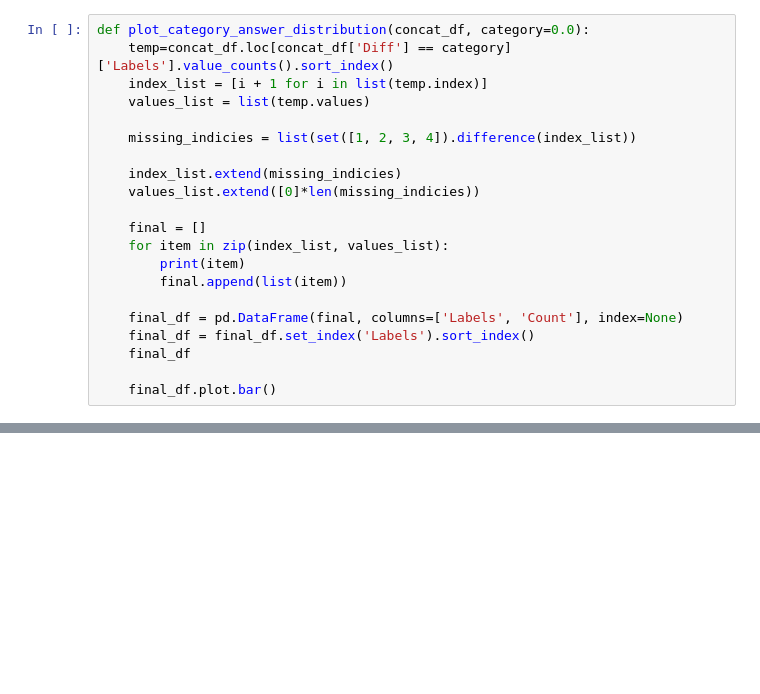
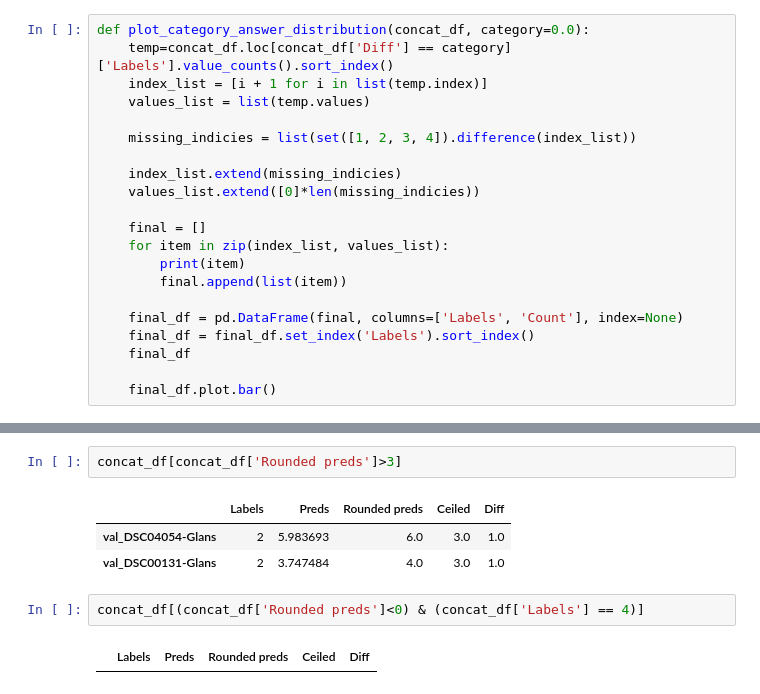
Before and after one commit to parinitaedke/hypospadias-multi-task-learning, a Jupyter notebook: evaluate_results.ipynb, the cells around one changed output, grey strips where cells are left out. Drawn from its saved outputs; the diff is of its cells as text; blank space fills up the shorter version.

```diff
--- a/evaluate_results.ipynb
+++ b/evaluate_results.ipynb
@@ -107,0 +160,10 @@ Name: count, dtype: int64
+# %%
+concat_df[concat_df['Rounded preds']>3]
+# %% [output]
+|  | Labels | Preds | Rounded preds | Ceiled | Diff |
+| val_DSC04054-Glans | 2 | 5.983693 | 6.0 | 3.0 | 1.0 |
+| val_DSC00131-Glans | 2 | 3.747484 | 4.0 | 3.0 | 1.0 |
+# %%
+concat_df[(concat_df['Rounded preds']<0) & (concat_df['Labels'] == 4)]
+# %% [output]
+|  | Labels | Preds | Rounded preds | Ceiled | Diff |
```
Also changed, not shown: parts of 11 cells of this notebook, 1 other file.
